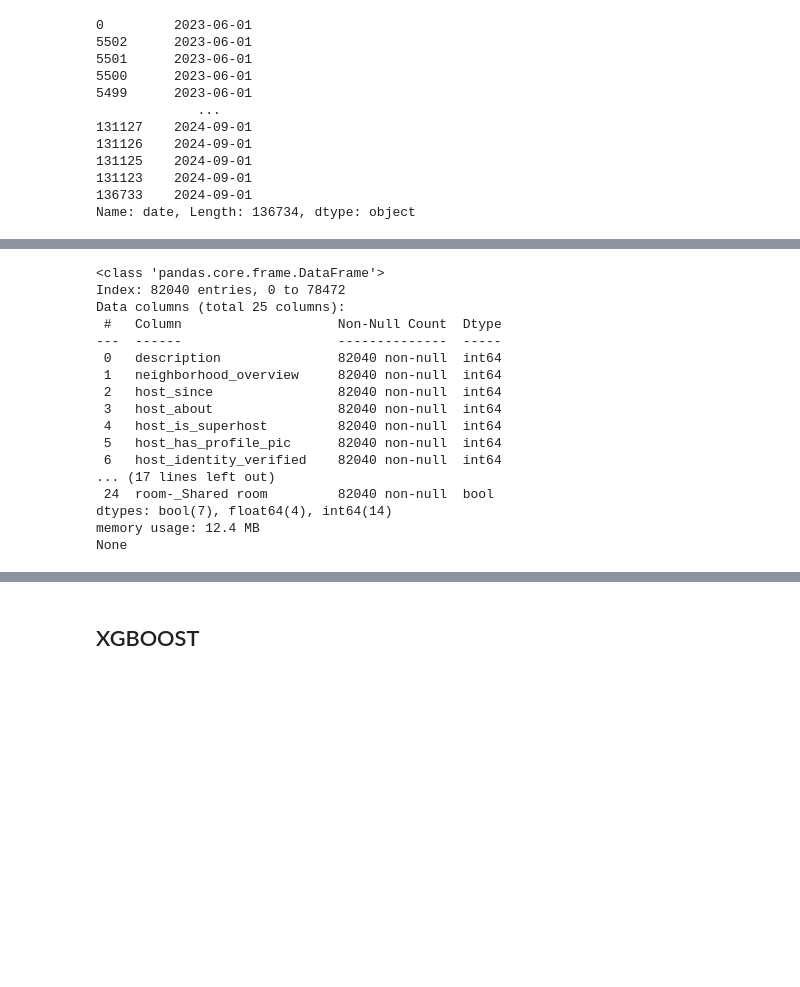
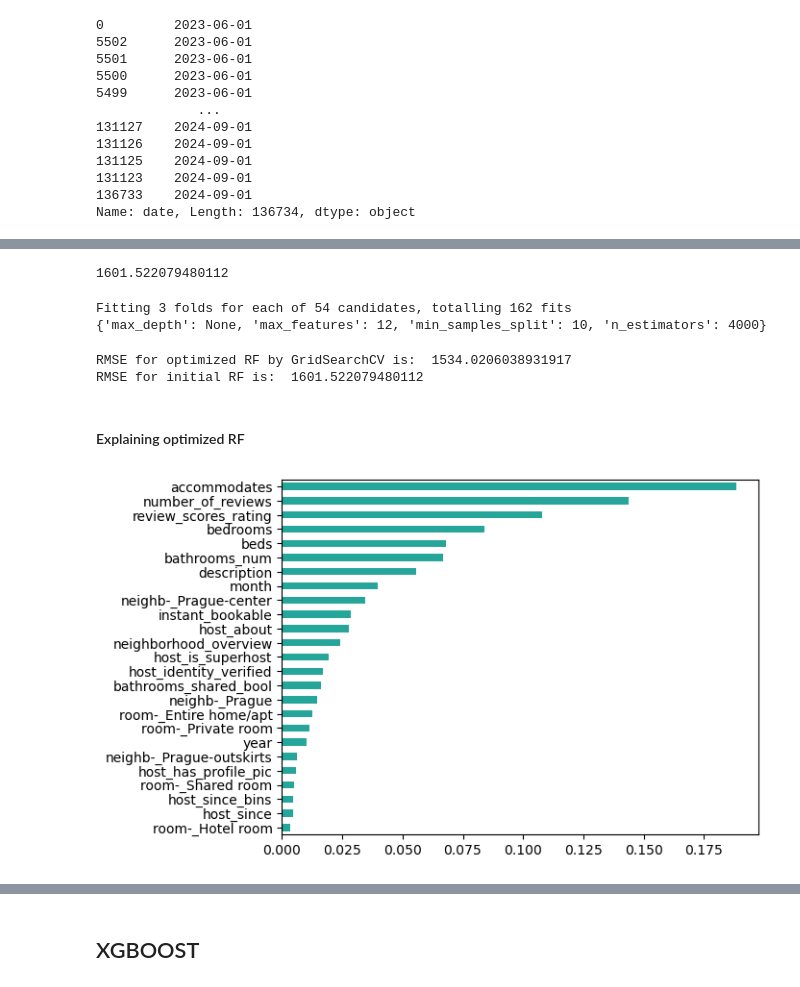
Before and after one commit to tominatorcz/datax, a Jupyter notebook: python/regresion.ipynb, the cells around one changed output, grey strips where cells are left out. Drawn from its saved outputs; the diff is of its cells as text; code cells hidden in the pictures; blank space fills up the shorter version.

Commit message:
RF explain partly

```diff
--- a/python/regresion.ipynb
+++ b/python/regresion.ipynb
@@ -159,0 +261,49 @@ Number of rows in testing data: 27347
+# %%
+# Initial model with strict parameters
+forest_model_0 = RandomForestRegressor(n_estimators=3000,
+                                   min_samples_split=10,
+                                   max_features = 5,
+                                   random_state=SEED)
+# %%
+# Fit RF to the training set
+forest_model_0.fit(X_train, y_train.values.ravel()) #values.ravel() flattened array expected by RandomForestRegressor
+# Predict the test set labels 'y_pred'
+y_pred= forest_model_0.predict(X_valid)
+# Evaluate the test set RMSE
+rmse_RF_0 = mean_squared_error(y_valid, y_pred, squared=False)
+print(rmse_RF_0)
+# %% [output]
+1601.522079480112
+# %%
+# Create the  grid with multiple set of parameters
+hyper_grid = {'n_estimators': [4000,5000,5500],
+               'max_features': [5,9,12],
+               'min_samples_split': [10, 20],
+               'max_depth' : [None, 5, 10]
+               }
+
+#reinstantiate RandomForestRegressor regressor
+forest_model_cv = RandomForestRegressor()
+
+# Instantiate the GridSearchCV with forest_model_cv  as estimator
+grid_search = GridSearchCV(estimator = forest_model_cv, param_grid = hyper_grid,
+                          cv = 3, n_jobs = -1, verbose = 2)
+
+# Fit the grid search to the data
+grid_search.fit(X_train, y_train.values.ravel())
+#best parameters
+print(grid_search.best_params_)
+#best estimator
+forest_model_opt= grid_search.best_estimator_
+# %% [output]
+Fitting 3 folds for each of 54 candidates, totalling 162 fits
+{'max_depth': None, 'max_features': 12, 'min_samples_split': 10, 'n_estimators': 4000}
+# %%
+# Predict the test set labels 'y_pred'
+y_pred_cv = forest_model_opt.predict(X_valid)
+rmse_RF_opt = mean_squared_error(y_valid, y_pred_cv, squared=False)
+print("RMSE for optimized RF by GridSearchCV is: " ,rmse_RF_opt)
+print("RMSE for initial RF is: " ,rmse_RF_0)
+# %% [output]
+RMSE for optimized RF by GridSearchCV is:  1534.0206038931917
+RMSE for initial RF is:  1601.522079480112
@@ -160,20 +314,15 @@ Number of rows in testing data: 27347
+# %% [markdown]
+#### Explaining optimized RF
+# %%
+# Create a pd.Series of features impurity based importances (np array)
+#feature_importances_
+importances_rf = pd.Series(forest_model_opt.feature_importances_, index = X_train.columns)
+# Sort importances_rf
+sorted_importances_rf = importances_rf.sort_values()
+# Make a horizontal bar plot
+sorted_importances_rf.plot(kind='barh', color='#26A69A')
+plt.show()
+# %% [output]
+[figure, added]
 # %%
 print(X_train.info())
-# %% [output]
-<class 'pandas.core.frame.DataFrame'>
-Index: 82040 entries, 0 to 78472
-Data columns (total 25 columns):
- #   Column                    Non-Null Count  Dtype
----  ------                    --------------  -----
- 0   description               82040 non-null  int64
- 1   neighborhood_overview     82040 non-null  int64
- 2   host_since                82040 non-null  int64
- 3   host_about                82040 non-null  int64
- 4   host_is_superhost         82040 non-null  int64
- 5   host_has_profile_pic      82040 non-null  int64
- 6   host_identity_verified    82040 non-null  int64
-... (17 lines left out)
- 24  room-_Shared room         82040 non-null  bool
-dtypes: bool(7), float64(4), int64(14)
-memory usage: 12.4 MB
-None
```
Also changed, not shown: parts of 30 cells of this notebook.
